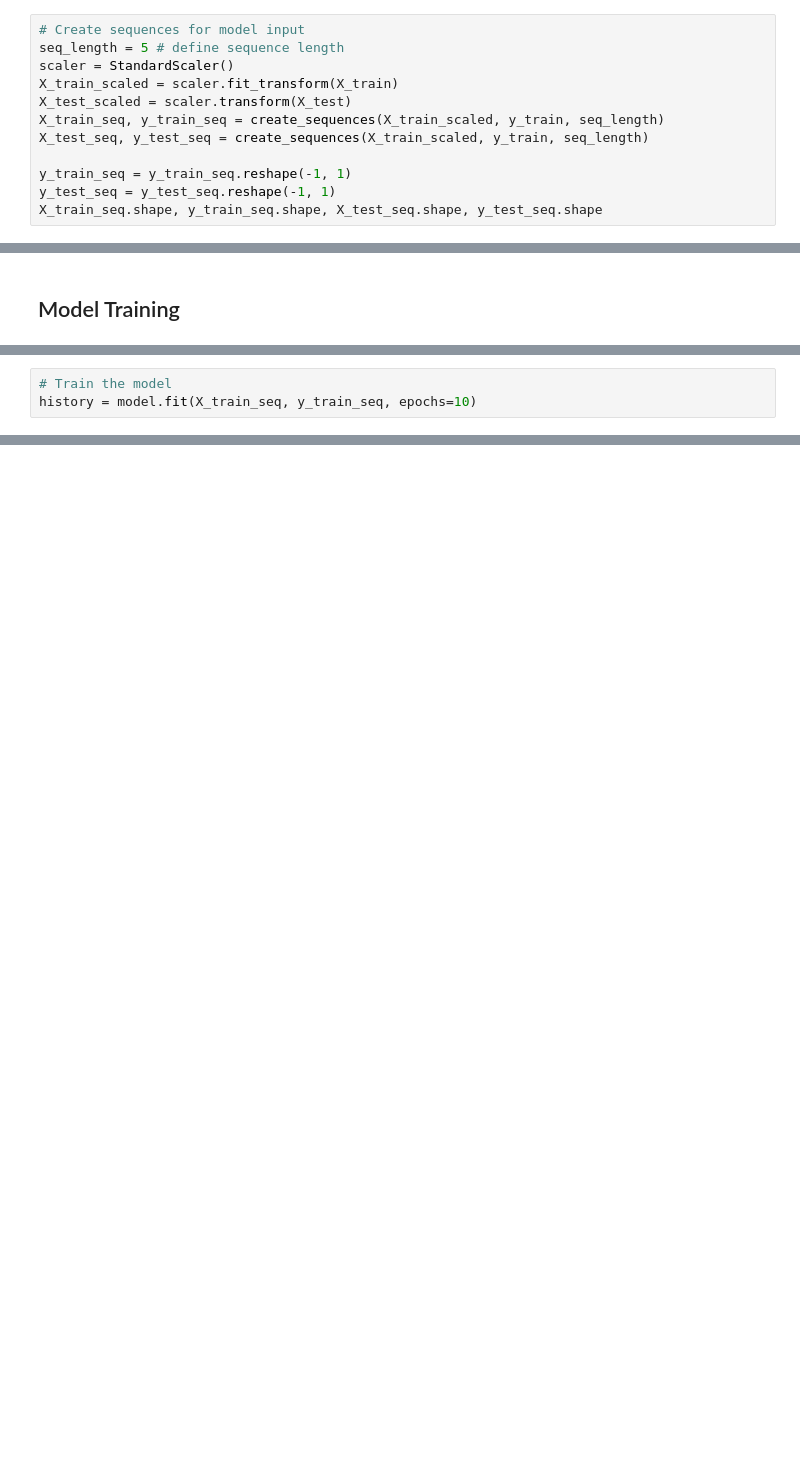
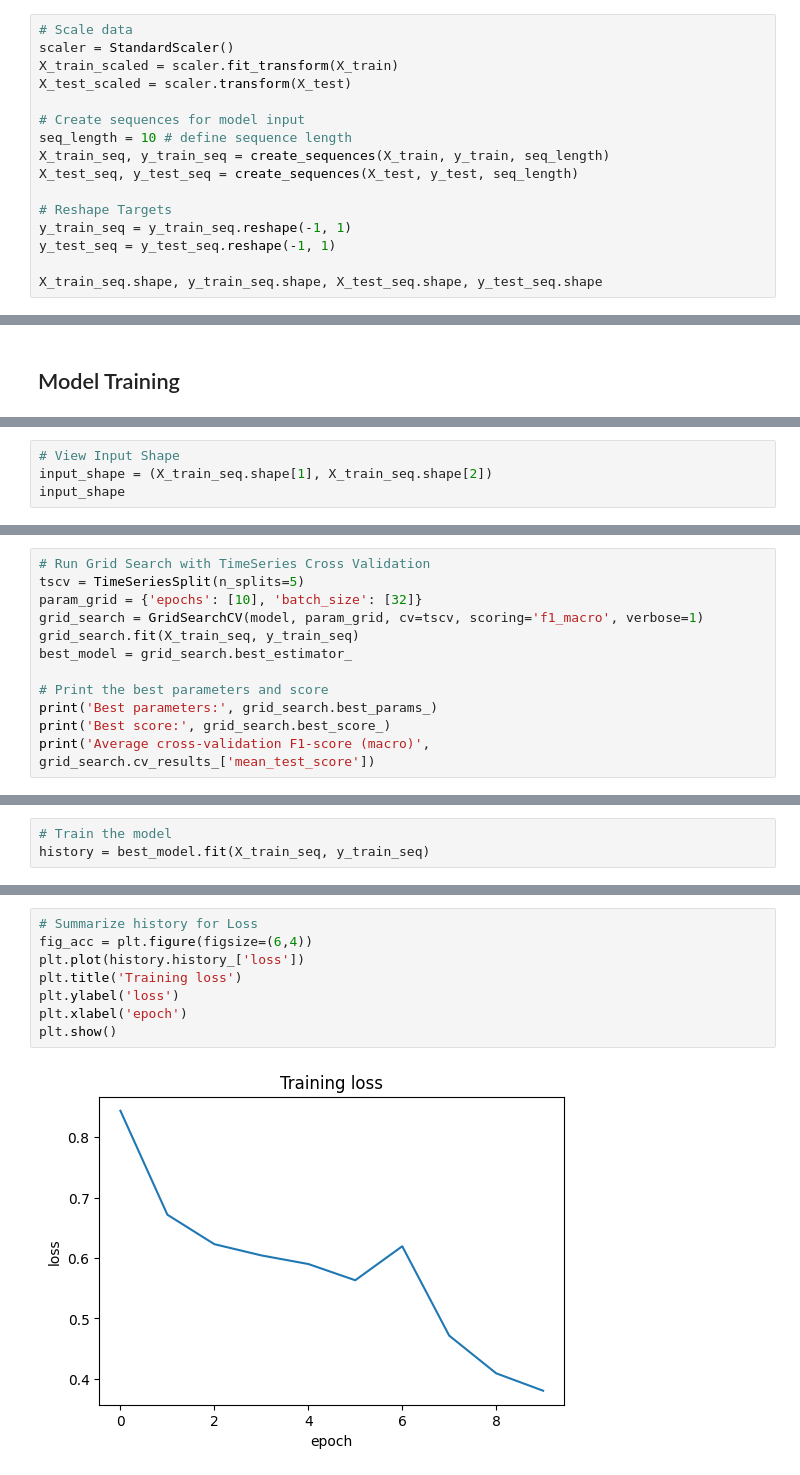
Before and after one commit to apmalinsky/AAI-530-IoT-FinalProject, a Jupyter notebook: notebooks/classifier-pred.ipynb, the cells around one changed output, grey strips where cells are left out. Saved outputs shown, nothing was run; the diff lists cells and outputs as text; blank space fills up the shorter version.

```diff
--- a/notebooks/classifier-pred.ipynb
+++ b/notebooks/classifier-pred.ipynb
@@ -73,15 +79,19 @@ def create_sequences(x_data, y_data, seq_length):
 
     return seq_arrays, seq_labs
 # %%
-# Create sequences for model input
-seq_length = 5 # define sequence length
+# Scale data
 scaler = StandardScaler()
 X_train_scaled = scaler.fit_transform(X_train)
 X_test_scaled = scaler.transform(X_test)
-X_train_seq, y_train_seq = create_sequences(X_train_scaled, y_train, seq_length)
-X_test_seq, y_test_seq = create_sequences(X_train_scaled, y_train, seq_length)
 
+# Create sequences for model input
+seq_length = 10 # define sequence length
+X_train_seq, y_train_seq = create_sequences(X_train, y_train, seq_length)
+X_test_seq, y_test_seq = create_sequences(X_test, y_test, seq_length)
+
+# Reshape Targets
 y_train_seq = y_train_seq.reshape(-1, 1)
 y_test_seq = y_test_seq.reshape(-1, 1)
+
 X_train_seq.shape, y_train_seq.shape, X_test_seq.shape, y_test_seq.shape
 # %% [output]
@@ -153,0 +113,4 @@ Model: "sequential_42"
+# %%
+# View Input Shape
+input_shape = (X_train_seq.shape[1], X_train_seq.shape[2])
+input_shape
@@ -153,0 +163,12 @@ Model: "sequential_42"
+# %%
+# Run Grid Search with TimeSeries Cross Validation
+tscv = TimeSeriesSplit(n_splits=5)
+param_grid = {'epochs': [10], 'batch_size': [32]}
+grid_search = GridSearchCV(model, param_grid, cv=tscv, scoring='f1_macro', verbose=1)
+grid_search.fit(X_train_seq, y_train_seq)
+best_model = grid_search.best_estimator_
+
+# Print the best parameters and score
+print('Best parameters:', grid_search.best_params_)
+print('Best score:', grid_search.best_score_)
+print('Average cross-validation F1-score (macro)', grid_search.cv_results_['mean_test_score'])
@@ -154,5 +193,5 @@ Model: "sequential_42"
 # %%
 # Train the model
-history = model.fit(X_train_seq, y_train_seq, epochs=10)
+history = best_model.fit(X_train_seq, y_train_seq)
 # %% [output]
 Epoch 1/10
@@ -189,0 +217,10 @@ MSE: 0.7826472520828247
+# %%
+# Summarize history for Loss
+fig_acc = plt.figure(figsize=(6,4))
+plt.plot(history.history_['loss'])
+plt.title('Training loss')
+plt.ylabel('loss')
+plt.xlabel('epoch')
+plt.show()
+# %% [output]
+[figure, added]
```
Also changed, not shown: parts of 25 cells of this notebook.
